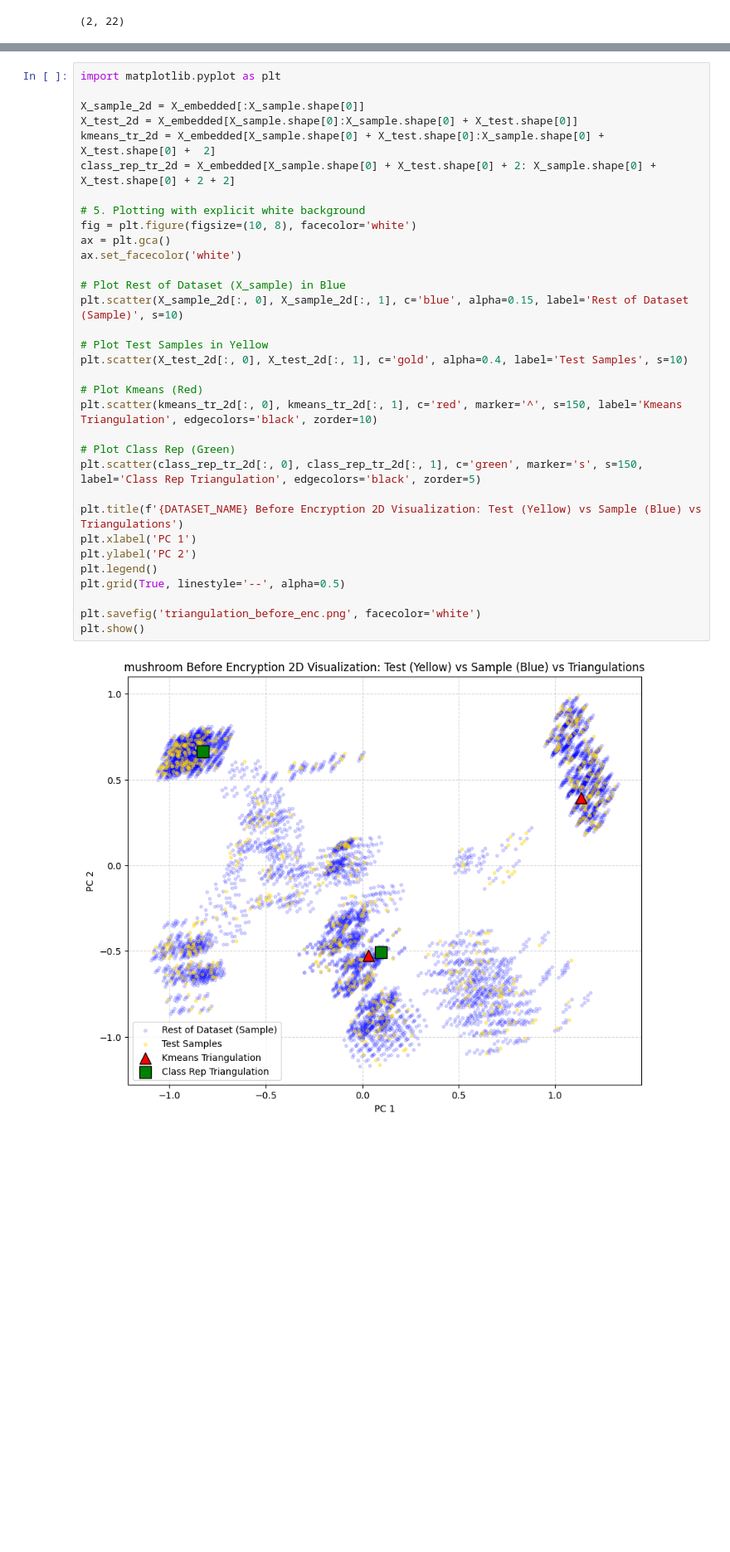
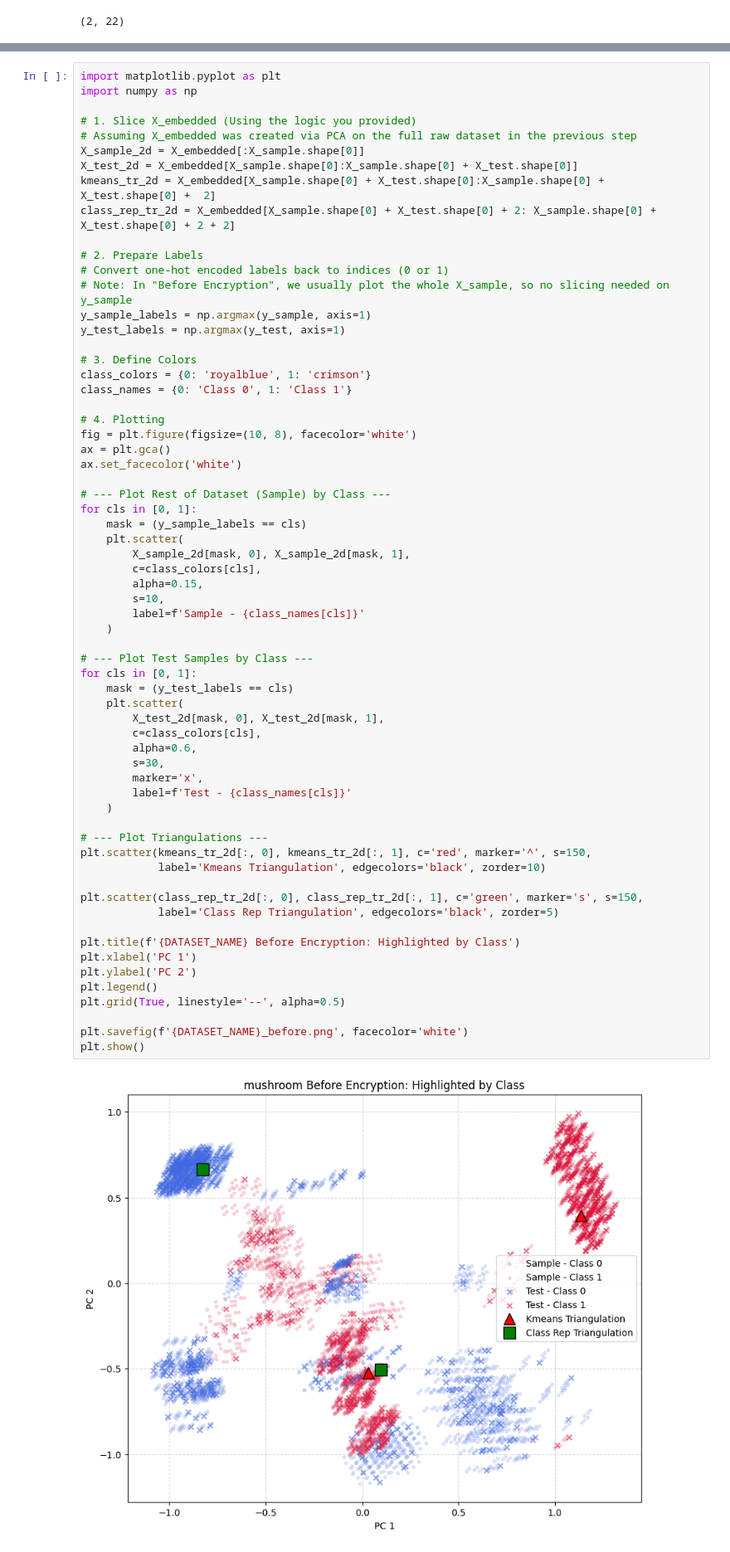
Before and after one commit to EdenYavin/Tabular-Cloud-ML, a Jupyter notebook: notebooks/visualization.ipynb, the cells around one changed output, grey strips where cells are left out. Shown: that part at 83% size. Cells and saved outputs as stored; diff of their text form; blank space fills up the shorter version.

```diff
--- a/notebooks/visualization.ipynb
+++ b/notebooks/visualization.ipynb
@@ -60,39 +52,70 @@ pca = PCA(n_components=2)
 X_embedded = pca.fit_transform(X_all)
 # %%
 import matplotlib.pyplot as plt
+import numpy as np
 
+# 1. Slice X_embedded (Using the logic you provided)
+# Assuming X_embedded was created via PCA on the full raw dataset in the previous step
 X_sample_2d = X_embedded[:X_sample.shape[0]]
 X_test_2d = X_embedded[X_sample.shape[0]:X_sample.shape[0] + X_test.shape[0]]
 kmeans_tr_2d = X_embedded[X_sample.shape[0] + X_test.shape[0]:X_sample.shape[0] + X_test.shape[0] +  2]
 class_rep_tr_2d = X_embedded[X_sample.shape[0] + X_test.shape[0] + 2: X_sample.shape[0] + X_test.shape[0] + 2 + 2]
 
-# 5. Plotting with explicit white background
+# 2. Prepare Labels
+# Convert one-hot encoded labels back to indices (0 or 1)
+# Note: In "Before Encryption", we usually plot the whole X_sample, so no slicing needed on y_sample
+y_sample_labels = np.argmax(y_sample, axis=1)
+y_test_labels = np.argmax(y_test, axis=1)
+
+# 3. Define Colors
+class_colors = {0: 'royalblue', 1: 'crimson'}
+class_names = {0: 'Class 0', 1: 'Class 1'}
+
+# 4. Plotting
 fig = plt.figure(figsize=(10, 8), facecolor='white')
 ax = plt.gca()
 ax.set_facecolor('white')
 
-# Plot Rest of Dataset (X_sample) in Blue
-plt.scatter(X_sample_2d[:, 0], X_sample_2d[:, 1], c='blue', alpha=0.15, label='Rest of Dataset (Sample)', s=10)
+# --- Plot Rest of Dataset (Sample) by Class ---
+for cls in [0, 1]:
+    mask = (y_sample_labels == cls)
+    plt.scatter(
+        X_sample_2d[mask, 0], X_sample_2d[mask, 1],
+        c=class_colors[cls],
+        alpha=0.15,
+        s=10,
+        label=f'Sample - {class_names[cls]}'
+    )
 
-# Plot Test Samples in Yellow
-plt.scatter(X_test_2d[:, 0], X_test_2d[:, 1], c='gold', alpha=0.4, label='Test Samples', s=10)
+# --- Plot Test Samples by Class ---
+for cls in [0, 1]:
+    mask = (y_test_labels == cls)
+    plt.scatter(
+        X_test_2d[mask, 0], X_test_2d[mask, 1],
+        c=class_colors[cls],
+        alpha=0.6,
+        s=30,
+        marker='x',
+        label=f'Test - {class_names[cls]}'
+    )
 
-# Plot Kmeans (Red)
-plt.scatter(kmeans_tr_2d[:, 0], kmeans_tr_2d[:, 1], c='red', marker='^', s=150, label='Kmeans Triangulation', edgecolors='black', zorder=10)
+# --- Plot Triangulations ---
+plt.scatter(kmeans_tr_2d[:, 0], kmeans_tr_2d[:, 1], c='red', marker='^', s=150,
+            label='Kmeans Triangulation', edgecolors='black', zorder=10)
 
-# Plot Class Rep (Green)
-plt.scatter(class_rep_tr_2d[:, 0], class_rep_tr_2d[:, 1], c='green', marker='s', s=150, label='Class Rep Triangulation', edgecolors='black', zorder=5)
+plt.scatter(class_rep_tr_2d[:, 0], class_rep_tr_2d[:, 1], c='green', marker='s', s=150,
+            label='Class Rep Triangulation', edgecolors='black', zorder=5)
 
-plt.title(f'{DATASET_NAME} Before Encryption 2D Visualization: Test (Yellow) vs Sample (Blue) vs Triangulations')
+plt.title(f'{DATASET_NAME} Before Encryption: Highlighted by Class')
 plt.xlabel('PC 1')
 plt.ylabel('PC 2')
 plt.legend()
 plt.grid(True, linestyle='--', alpha=0.5)
 
-plt.savefig('triangulation_before_enc.png', facecolor='white')
+plt.savefig(f'{DATASET_NAME}_before.png', facecolor='white')
 plt.show()
 # %% [output]
-[figure, old version]
+[figure, new version]
 # %%
 from src.embeddings import ClipEmbedding, DinoEmbedding
 from src.cloud import CLOUD_MODELS, DEFAULT_CLOUD_OUTPUT_SHAPE
```
Also changed, not shown: parts of 7 cells of this notebook, 2 other files.
